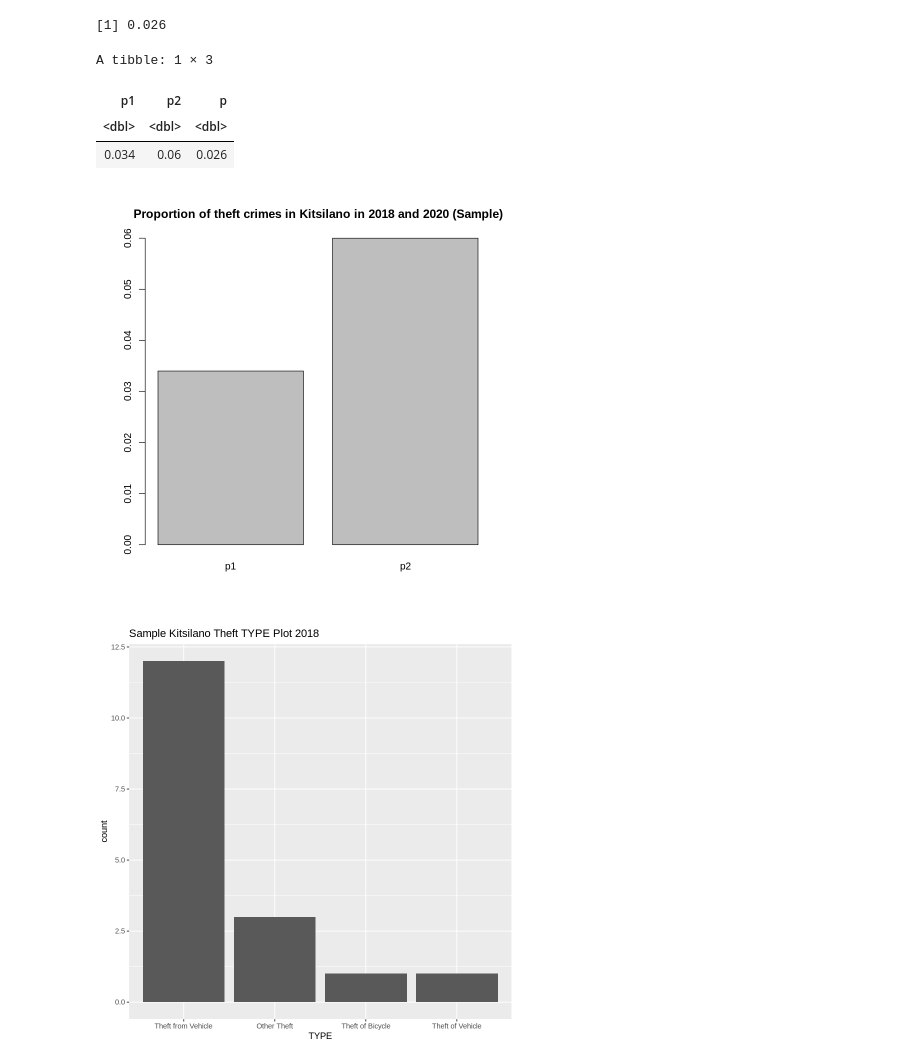
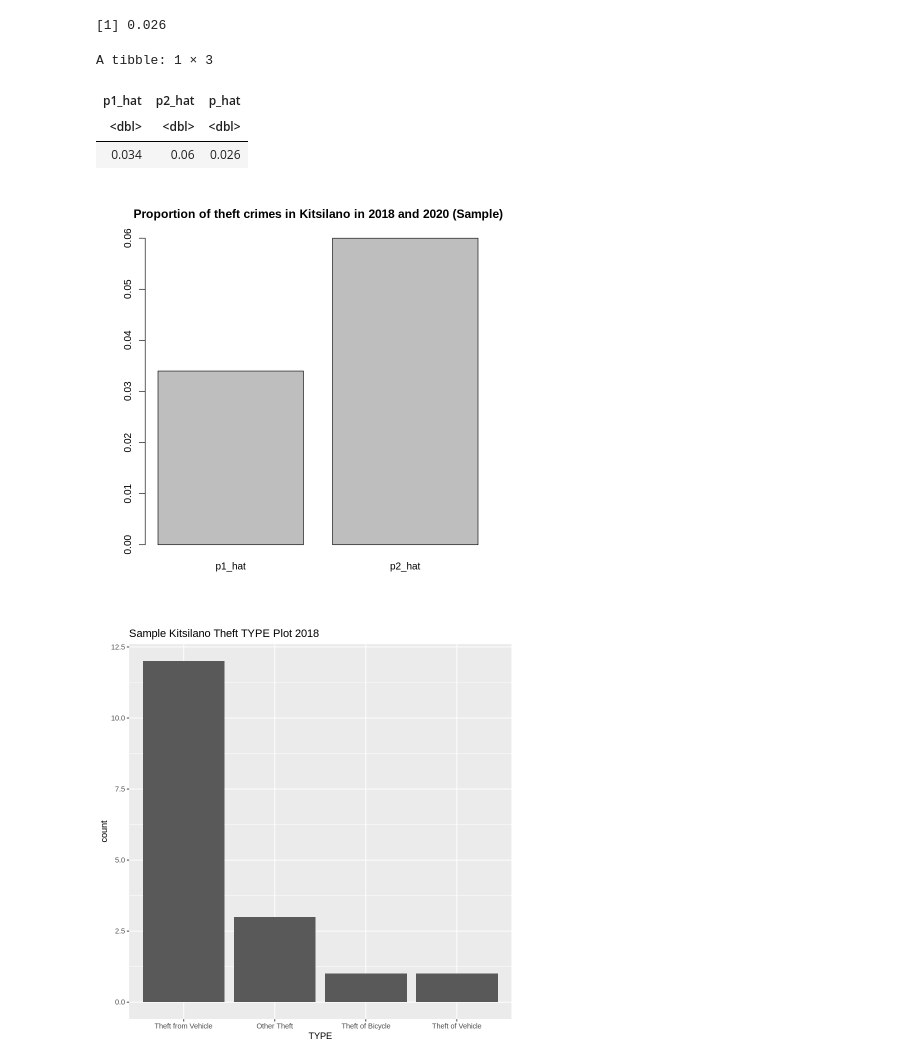
Before and after one commit to Krithik1/STAT_201_PROJECT, a Jupyter notebook: Project_Proposal.ipynb, the cells around one changed output. Saved outputs shown, nothing was run; the diff lists cells and outputs as text; code cells hidden in the pictures.

```diff
--- a/Project_Proposal.ipynb
+++ b/Project_Proposal.ipynb
@@ -238,32 +250,36 @@ A grouped_df: 6 × 4
 | 1 | Theft from Vehicle | 2020 | Kitsilano |
 | 1 | Theft from Vehicle | 2020 | Central Business District |
 # %%
-#Calculating sample proportions
-# p1: proportion of theft crimes in kitsilano in 2018
-# p2: proportion of theft crimes in kitsilano in 2020
-# p: difference in proportion of theft crimes in kitsilano in 2018 and 2020
+# Calculating sample proportions
+# p1: proportion of theft crimes in kitsilano in 2018 in sample
+# p2: proportion of theft crimes in kitsilano in 2020 in sample
+# p: difference in proportion of theft crimes in kitsilano in 2018 and 2020 in sample
 
-p1 <- nrow(filter(all_theft_2018_sample, NEIGHBOURHOOD == "Kitsilano"))/nrow(all_theft_2018_sample)
-p2 <- nrow(filter(all_theft_2020_sample, NEIGHBOURHOOD == "Kitsilano"))/nrow(all_theft_2020_sample)
-p <- p2-p1
+p1_hat <- nrow(filter(all_theft_2018_sample, NEIGHBOURHOOD == "Kitsilano"))/nrow(all_theft_2018_sample)
+p2_hat <- nrow(filter(all_theft_2020_sample, NEIGHBOURHOOD == "Kitsilano"))/nrow(all_theft_2020_sample)
+p_hat <- p2_hat-p1_hat
 
-p1
-p2
-p
+p1_hat
+p2_hat
+p_hat
 # %% [output]
 [1] 0.034
 [1] 0.06
 [1] 0.026
 # %%
-sample_proportion_table <- tibble(p1 = p1, p2 = p2, p = p)
+# Creating table containing the proportions in samples for both 2018 and 2020 and their difference
+
+sample_proportion_table <- tibble(p1_hat = p1_hat, p2_hat = p2_hat, p_hat = p_hat)
 sample_proportion_table
 # %% [output]
 A tibble: 1 × 3
-| p1 | p2 | p |
+| p1_hat | p2_hat | p_hat |
 | <dbl> | <dbl> | <dbl> |
 | 0.034 | 0.06 | 0.026 |
 # %%
-barplot(c(p1, p2), main = "Proportion of theft crimes in Kitsilano in 2018 and 2020 (Sample)", names.arg = c("p1", "p2"))
+# Plotting the proportion of theft-related crimes in Kitsilano in samples for both 2018 and 2020 using barplot
+
+barplot(c(p1_hat, p2_hat), main = "Proportion of theft crimes in Kitsilano in 2018 and 2020 (Sample)", names.arg = c("p1_hat", "p2_hat"))
 # %% [output]
-[figure, old version]
+[figure, new version]
 # %%
```
Also changed, not shown: parts of 10 cells of this notebook.
